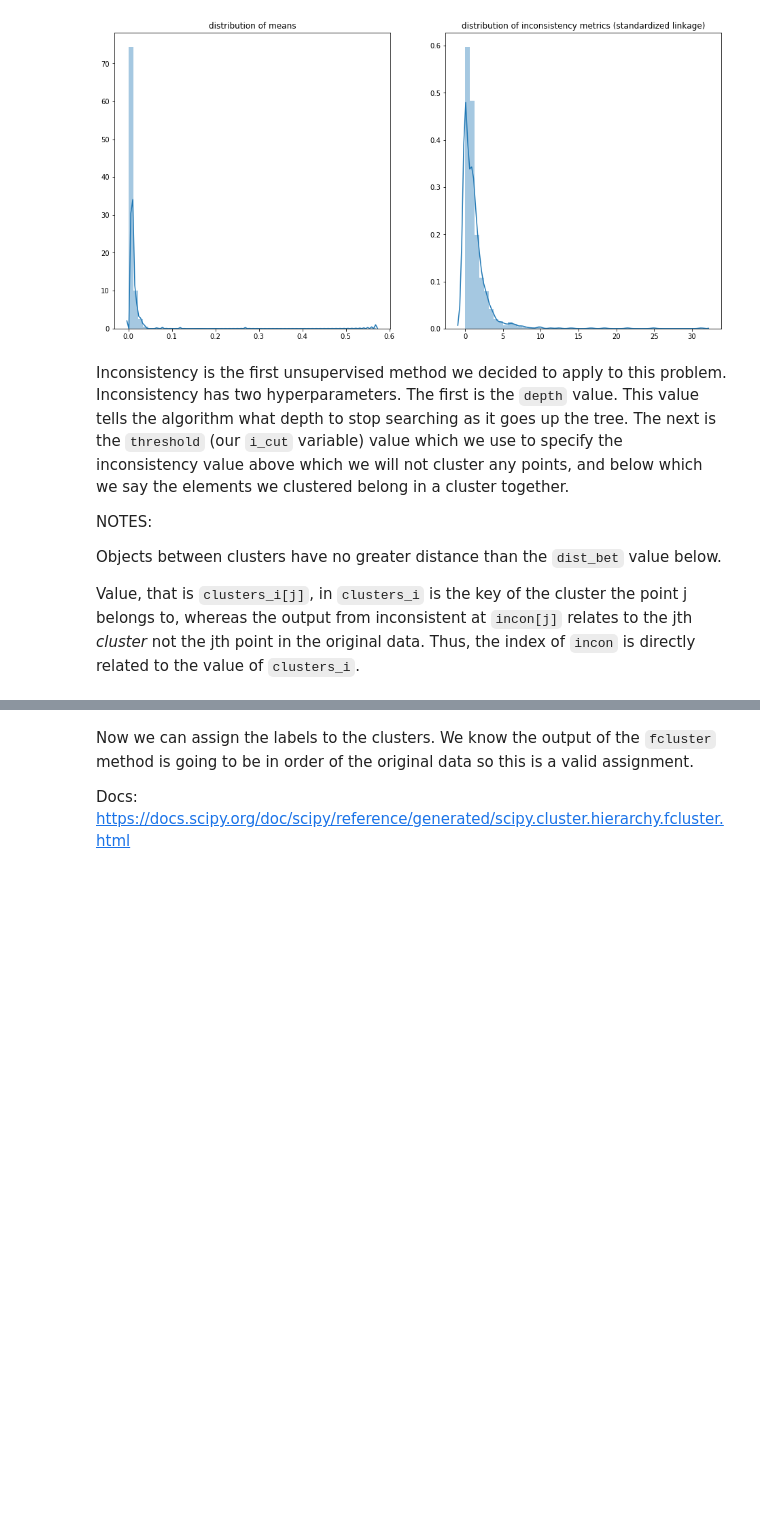
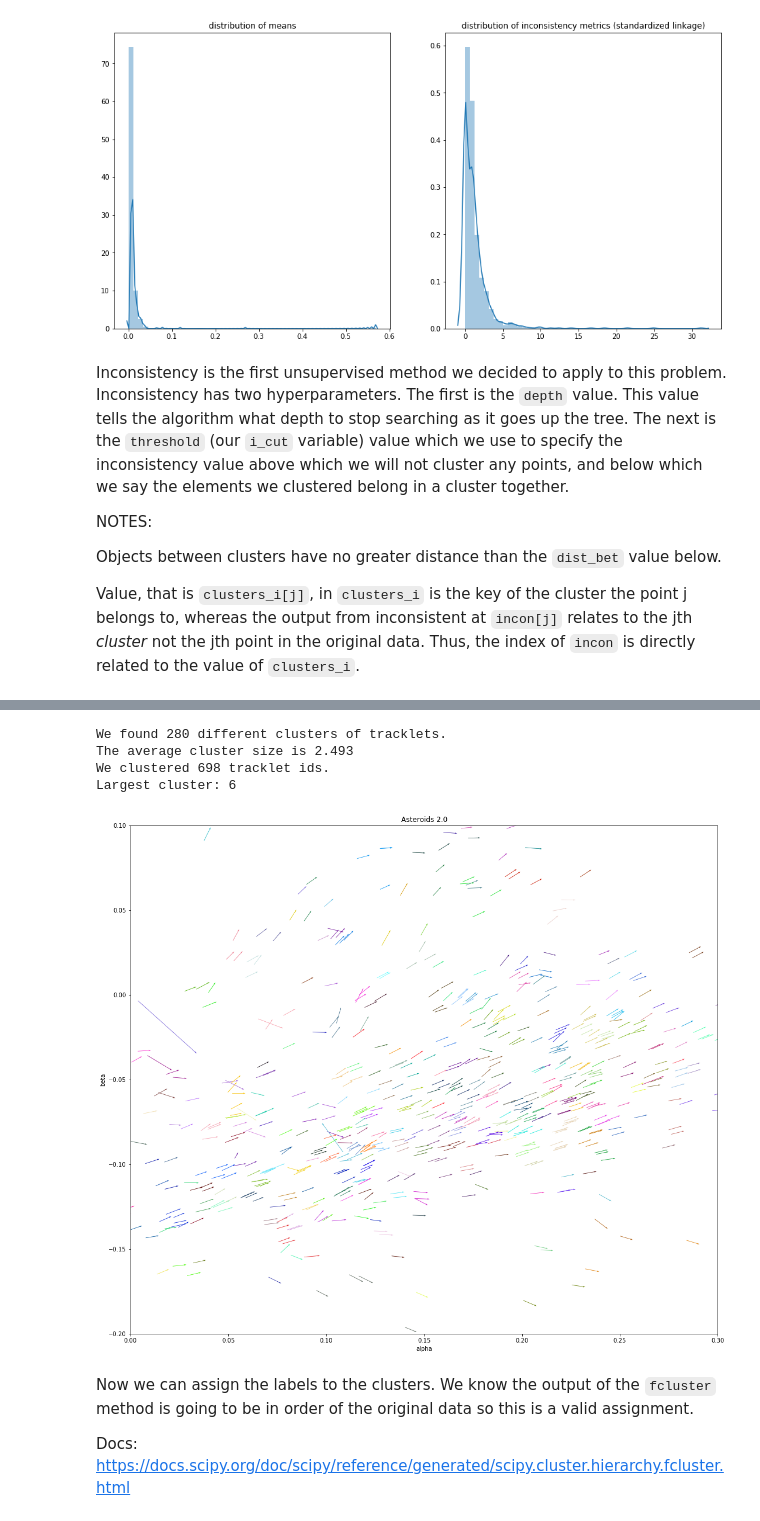
Before and after one commit to pblankley/Asteroid_Tracklets, a Jupyter notebook: Clustering/Cluster_initial_view.ipynb, the cells around one changed output, grey strips where cells are left out. Saved outputs shown, nothing was run; the diff lists cells and outputs as text; code cells hidden in the pictures; blank space fills up the shorter version.

Commit message:
add updated to clustering file

```diff
--- a/Clustering/Cluster_initial_view.ipynb
+++ b/Clustering/Cluster_initial_view.ipynb
@@ -31,10 +32,10 @@ from collections import defaultdict
 with open('../ITF/test_r2.5_rd0.out','r') as file:
     lines = file.read().split('\n')
     r2p5 = [i.split() for i in lines[:-1]]
-    mxs = [float(i[1]) for i in r2p5]
-    cxs = [float(i[2]) for i in r2p5]
-    mys = [float(i[3]) for i in r2p5]
-    cys = [float(i[4]) for i in r2p5]
+    mxs = np.array([float(i[1]) for i in r2p5])
+    cxs = np.array([float(i[2]) for i in r2p5])
+    mys = np.array([float(i[3]) for i in r2p5])
+    cys = np.array([float(i[4]) for i in r2p5])
 # %%
 # Basic Asteroid vector plot
 # fig=plt.figure(figsize=(18, 16))
@@ -178,3 +157,63 @@ plt.title('Asteroids 2.0')
+# %%
+# Cluster with a max distance
+# THIS IS THE HYPERPARAMETER TO TUNE
+####################################
+max_d = 0.005                      #
+####################################
+
+clusters_md = fcluster(Z, max_d, criterion='distance')
+
+# Create the labels vector
+labels = [i[0] for i in r2p5]
+
+# Create a dict with the cluster id as the key and the associated tracklet id's as the values
+clusters_with_tags = defaultdict(list)
+for i, itm in enumerate(clusters_md):
+    clusters_with_tags[itm].append(labels[i])
+
+msk = np.ones(len(clusters_md),dtype=bool)
+for k,v in clusters_with_tags.items():
+    if len(v)==1:
+        msk[k]=False
+
+
+#
+for k,val in enumerate(msk):
+    if not val:
+        clusters_with_tags.pop(k)
+
+n_obs = [len(v) for k,v in clusters_with_tags.items()]
+print('We found {} different clusters of tracklets.'.format(len(clusters_with_tags.keys())))
+print('The average cluster size is {0:.3f}'.format(np.mean(n_obs)))
+print('We clustered {} tracklet ids.'.format(np.sum(n_obs)))
+print('Largest cluster:',max(n_obs))
+
+# Asteroid plot with dropped
+fig=plt.figure(figsize=(18, 16))
+cm = mlc.ListedColormap ( np.random.rand ( 256,3))
+plt.quiver(cxs[msk], cys[msk], mxs[msk], mys[msk], clusters_md[msk], cmap=cm,scale=0.2, width=0.00075)
+plt.xlim(-0.0, 0.3)
+plt.ylim(-0.2, 0.1)
+plt.xlabel('alpha')
+plt.ylabel('beta')
+plt.title('Asteroids 2.0')
+plt.show()
+
+# Asteroid plot without dropped
+# fig=plt.figure(figsize=(18, 16))
+# plt.quiver(cxs, cys, mxs, mys, clusters_md, cmap='prism',scale=0.2, width=0.0005)
+# plt.xlim(-0.0, 0.3)
+# plt.ylim(-0.2, 0.1)
+# plt.xlabel('alpha')
+# plt.ylabel('beta')
+# plt.title('Asteroids 2.0')
+# plt.show()
+# %% [output]
+We found 280 different clusters of tracklets.
+The average cluster size is 2.493
+We clustered 698 tracklet ids.
+Largest cluster: 6
+[figure, added]
 # %% [markdown]
 Now we can assign the labels to the clusters.  We know the output of the `fcluster` method is going to be in order of the original data so this is a valid assignment.
 
```
Also changed, not shown: parts of 11 cells of this notebook.
